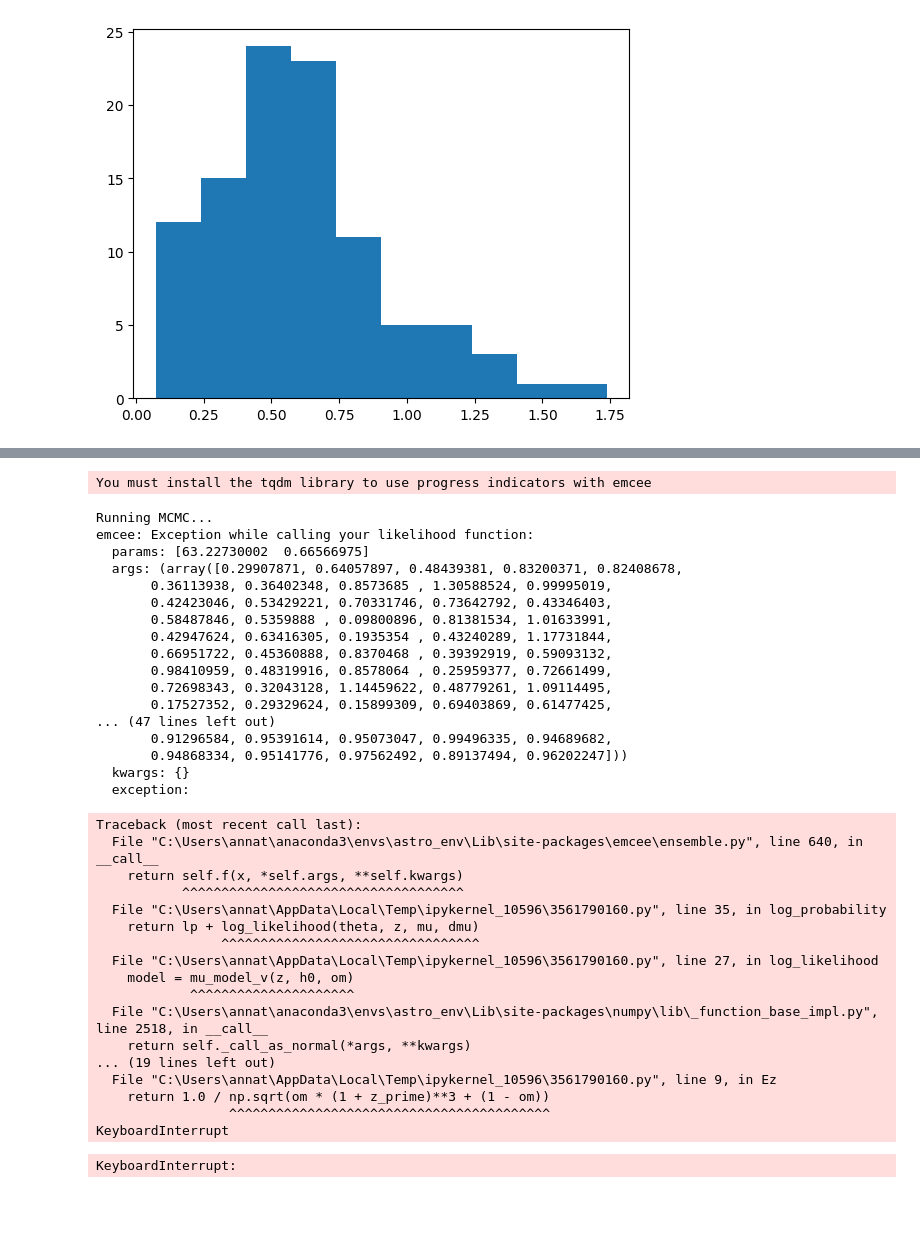
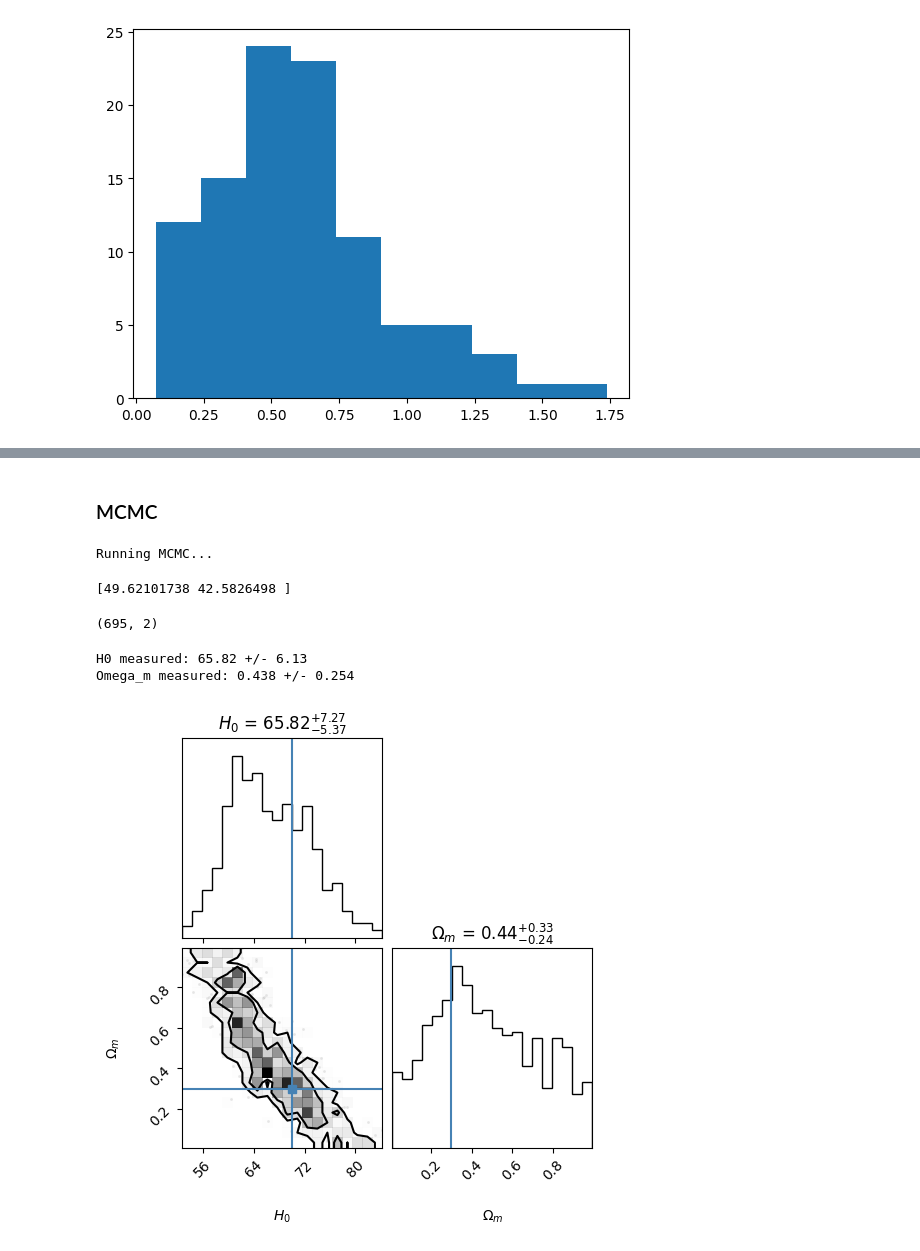
Before and after one commit to anna-tresoldi/astrostatistics_bicocca_2026, a Jupyter notebook: working/L18_SNdistances.ipynb, the cells around one changed output, grey strips where cells are left out. Drawn from its saved outputs; the diff is of its cells as text; code cells hidden in the pictures; blank space fills up the shorter version.

```diff
--- a/working/L18_SNdistances.ipynb
+++ b/working/L18_SNdistances.ipynb
@@ -225,5 +279,8 @@ plt.legend()
+# %% [markdown]
+### MCMC
 # %%
 import emcee
+from astropy.cosmology import LambdaCDM
 import scipy.integrate as integrate
 
 c = 299792.458 # km/s
@@ -241,6 +298,10 @@ def mu_model(z, h0, om):
 
 mu_model_v = np.vectorize(mu_model)
 
+def generativemodel(z, H0, Om=1):
+    cosmo_tmp = LambdaCDM(H0=H0, Om0=Om, Ode0=1-Om)
+    return cosmo_tmp.distmod(z).value #note I added .value here. Astropy units can be funny.
+
 def log_prior(theta):
     h0, om = theta
     if 50.0 < h0 < 100.0 and 0.0 < om < 1.0:
@@ -249,7 +310,7 @@ def log_prior(theta):
 
 def log_likelihood(theta, z, mu, dmu):
     h0, om = theta
-    model = mu_model_v(z, h0, om)
+    model = generativemodel(z, h0, om) #mu_model_v(z, h0, om) #
     sigma2 = dmu**2
     return -0.5 * np.sum((mu - model)**2 / sigma2 + np.log(2 * np.pi * sigma2))
 
@@ -261,60 +322,40 @@ def log_probability(theta, z, mu, dmu):
 # %%
 # Inizializzazione
 initial = np.array([70, 0.3])
-nwalkers, ndim = 32, 2
+nwalkers, ndim = 5, 2
 pos = initial + 1e-4 * np.random.randn(nwalkers, ndim)
 
 sampler = emcee.EnsembleSampler(nwalkers, ndim, log_probability, args=(z_sample, mu_sample, dmu))
 
+
 # Burn-in e produzione
 print("Running MCMC...")
-sampler.run_mcmc(pos, 2000, progress=True);
+sampler.run_mcmc(pos, 7000, progress=True);
 # %% [output]
-You must install the tqdm library to use progress indicators with emcee
+Running MCMC...
-Running MCMC...
-emcee: Exception while calling your likelihood function:
-  params: [63.22730002  0.66566975]
-  args: (array([0.29907871, 0.64057897, 0.48439381, 0.83200371, 0.82408678,
-       0.36113938, 0.36402348, 0.8573685 , 1.30588524, 0.99995019,
-       0.42423046, 0.53429221, 0.70331746, 0.73642792, 0.43346403,
-       0.58487846, 0.5359888 , 0.09800896, 0.81381534, 1.01633991,
-       0.42947624, 0.63416305, 0.1935354 , 0.43240289, 1.17731844,
-       0.66951722, 0.45360888, 0.8370468 , 0.39392919, 0.59093132,
-       0.98410959, 0.48319916, 0.8578064 , 0.25959377, 0.72661499,
-       0.72698343, 0.32043128, 1.14459622, 0.48779261, 1.09114495,
-       0.17527352, 0.29329624, 0.15899309, 0.69403869, 0.61477425,
-... (47 lines left out)
-       0.91296584, 0.95391614, 0.95073047, 0.99496335, 0.94689682,
-       0.94868334, 0.95141776, 0.97562492, 0.89137494, 0.96202247]))
-  kwargs: {}
-  exception:
-Traceback (most recent call last):
-  File "C:\Users\annat\anaconda3\envs\astro_env\Lib\site-packages\emcee\ensemble.py", line 640, in __call__
-    return self.f(x, *self.args, **self.kwargs)
-           ^^^^^^^^^^^^^^^^^^^^^^^^^^^^^^^^^^^^
-  File "C:\Users\annat\AppData\Local\Temp\ipykernel_10596\3561790160.py", line 35, in log_probability
-    return lp + log_likelihood(theta, z, mu, dmu)
-                ^^^^^^^^^^^^^^^^^^^^^^^^^^^^^^^^^
-  File "C:\Users\annat\AppData\Local\Temp\ipykernel_10596\3561790160.py", line 27, in log_likelihood
-    model = mu_model_v(z, h0, om)
-            ^^^^^^^^^^^^^^^^^^^^^
-  File "C:\Users\annat\anaconda3\envs\astro_env\Lib\site-packages\numpy\lib\_function_base_impl.py", line 2518, in __call__
-    return self._call_as_normal(*args, **kwargs)
-... (19 lines left out)
-  File "C:\Users\annat\AppData\Local\Temp\ipykernel_10596\3561790160.py", line 9, in Ez
-    return 1.0 / np.sqrt(om * (1 + z_prime)**3 + (1 - om))
-                 ^^^^^^^^^^^^^^^^^^^^^^^^^^^^^^^^^^^^^^^^^
-KeyboardInterrupt
-KeyboardInterrupt:
+# %%
+samples = sampler.get_chain()
+tau = sampler.get_autocorr_time()
+print(tau)
+# %% [output]
+[49.62101738 42.5826498 ]
+# %%
+flat_samples = sampler.get_chain(discard=3*int(max(tau)), thin=int(max(tau)), flat=True)
+print(flat_samples.shape)
+# %% [output]
+(695, 2)
 # %%
 import corner
 
-samples = sampler.get_chain(discard=500, thin=15, flat=True)
-fig = corner.corner(samples, labels=["$H_0$", "$\Omega_m$"], truths=[70, 0.3])
+fig = corner.corner(flat_samples, labels=["$H_0$", "$\Omega_m$"], levels=[0.68,0.95], show_titles=True, truths=[70, 0.3])
 
 # Mediana e incertezze (68% CL)
-h0_mcmc, om_mcmc = np.median(samples, axis=0)
-h0_std, om_std = np.std(samples, axis=0)
+h0_mcmc, om_mcmc = np.median(flat_samples, axis=0)
+h0_std, om_std = np.std(flat_samples, axis=0)
 
 print(f"H0 measured: {h0_mcmc:.2f} +/- {h0_std:.2f}")
 print(f"Omega_m measured: {om_mcmc:.3f} +/- {om_std:.3f}")
+# %% [output]
+H0 measured: 65.82 +/- 6.13
+Omega_m measured: 0.438 +/- 0.254
+[figure, added]
```
Also changed, not shown: parts of 25 cells of this notebook.
